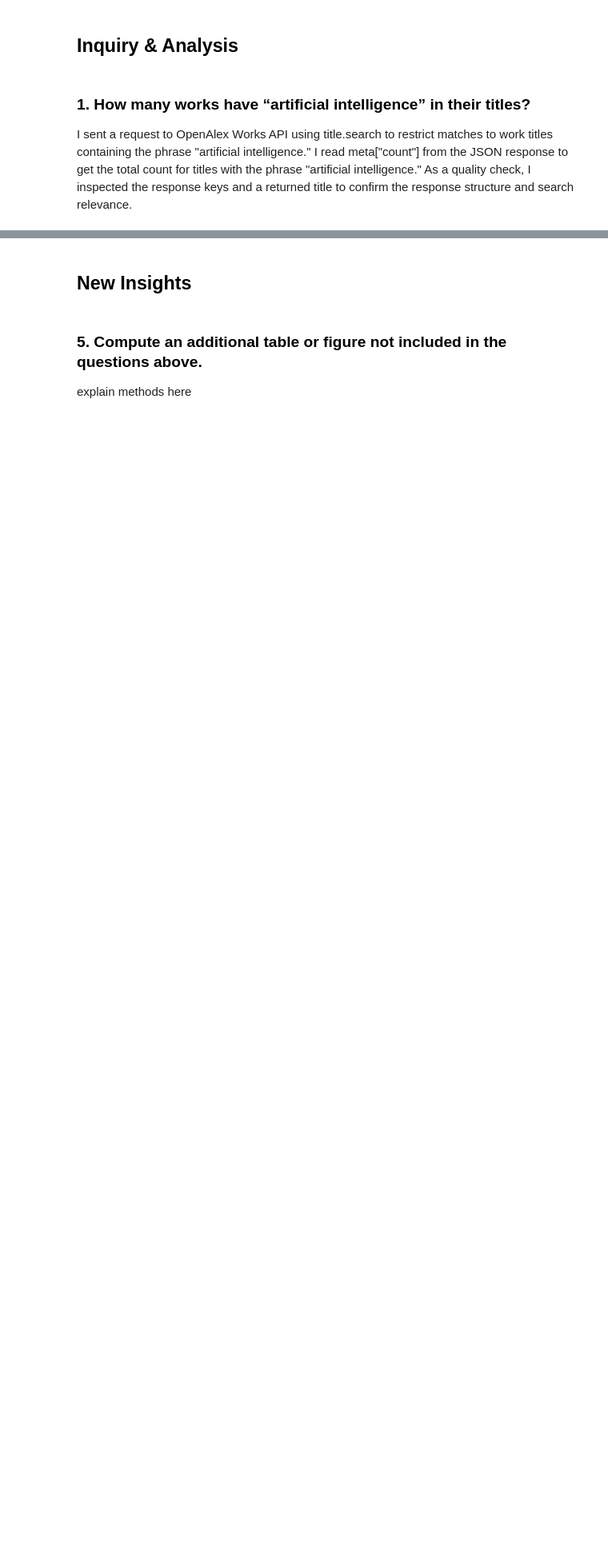
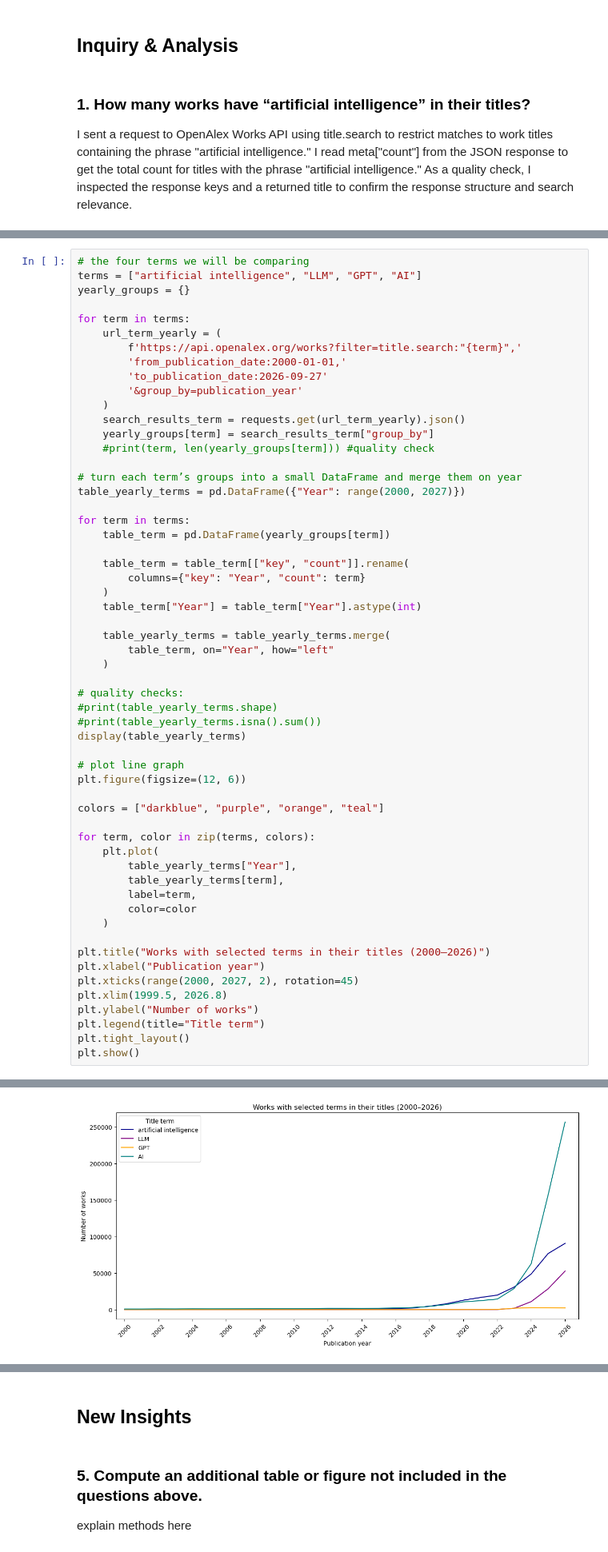
Before and after one commit to maxinehb/datasci530fall2026, a Jupyter notebook: Assignment 3/Assignment3.ipynb, the cells around one changed output, grey strips where cells are left out. Shown at 80% size. Cells and saved outputs as stored; diff of their text form; blank space fills up the shorter version.

```diff
--- a/Assignment 3/Assignment3.ipynb
+++ b/Assignment 3/Assignment3.ipynb
@@ -202 +320,59 @@ results in a graph.   </h3>
 explain methods here
+# %%
+# the four terms we will be comparing
+terms = ["artificial intelligence", "LLM", "GPT", "AI"]
+yearly_groups = {}
+
+for term in terms:
+    url_term_yearly = (
+        f'https://api.openalex.org/works?filter=title.search:"{term}",'
+        'from_publication_date:2000-01-01,'
+        'to_publication_date:2026-09-27'
+        '&group_by=publication_year'
+    )
+    search_results_term = requests.get(url_term_yearly).json()
+    yearly_groups[term] = search_results_term["group_by"]
+    #print(term, len(yearly_groups[term])) #quality check
+
+# turn each term’s groups into a small DataFrame and merge them on year
+table_yearly_terms = pd.DataFrame({"Year": range(2000, 2027)})
+
+for term in terms:
+    table_term = pd.DataFrame(yearly_groups[term])
+
+    table_term = table_term[["key", "count"]].rename(
+        columns={"key": "Year", "count": term}
+    )
+    table_term["Year"] = table_term["Year"].astype(int)
+
+    table_yearly_terms = table_yearly_terms.merge(
+        table_term, on="Year", how="left"
+    )
+
+# quality checks:
+#print(table_yearly_terms.shape)
+#print(table_yearly_terms.isna().sum())
+display(table_yearly_terms)
+
+# plot line graph
+plt.figure(figsize=(12, 6))
+
+colors = ["darkblue", "purple", "orange", "teal"]
+
+for term, color in zip(terms, colors):
+    plt.plot(
+        table_yearly_terms["Year"],
+        table_yearly_terms[term],
+        label=term,
+        color=color
+    )
+
+plt.title("Works with selected terms in their titles (2000–2026)")
+plt.xlabel("Publication year")
+plt.xticks(range(2000, 2027, 2), rotation=45)
+plt.xlim(1999.5, 2026.8)
+plt.ylabel("Number of works")
+plt.legend(title="Title term")
+plt.tight_layout()
+plt.show()
+# %% [output]
@@ -203 +396,2 @@ explain methods here
+[figure, added]
 # %% [markdown]
```
Also changed, not shown: parts of 15 cells of this notebook.
